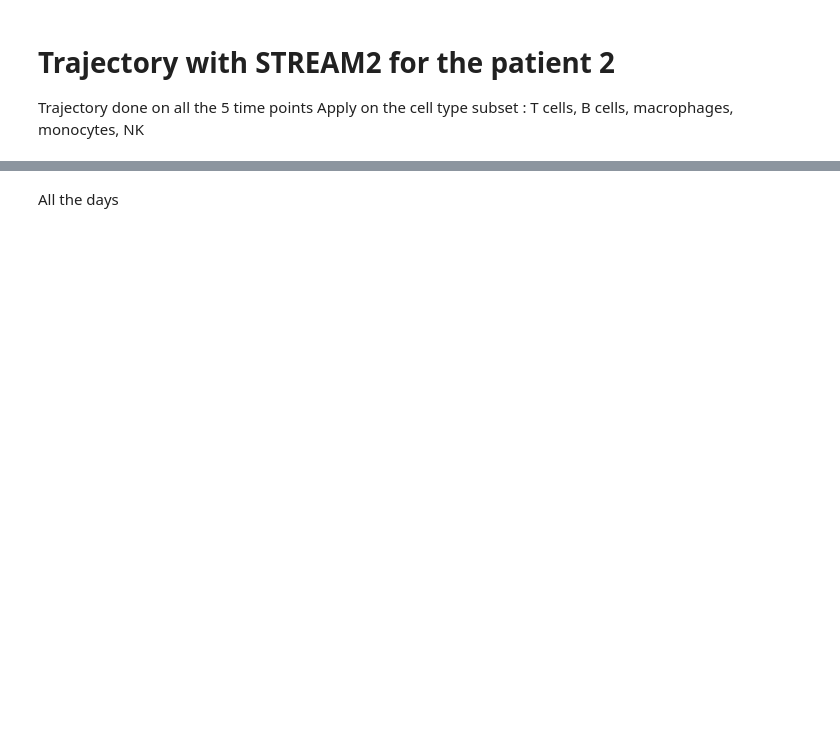
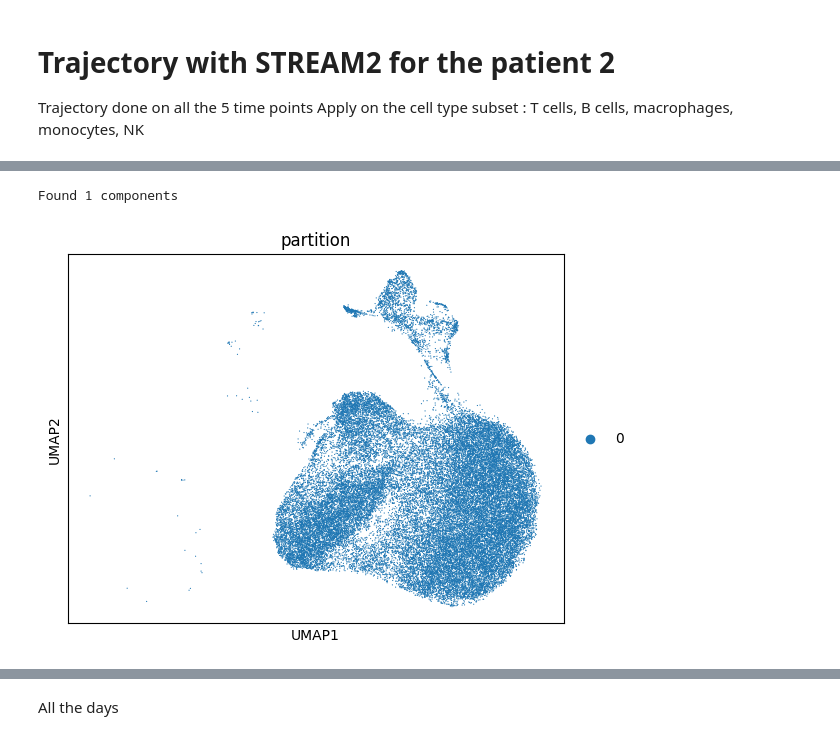
Before and after one commit to Augugustine/CITE-seq-analysis-CLL, a Jupyter notebook: 2-Analysis/Trajectory/STREAM2_patient2.ipynb, the cells around one changed output, grey strips where cells are left out. Drawn from its saved outputs; the diff is of its cells as text; code cells hidden in the pictures; blank space fills up the shorter version.

```diff
--- a/2-Analysis/Trajectory/STREAM2_patient2.ipynb
+++ b/2-Analysis/Trajectory/STREAM2_patient2.ipynb
@@ -18,8 +27,11 @@ sc.pl.umap(adata,color=['final_annot'])
 # %%
-sc.pp.neighbors(adata,use_rep='X_umap')
+sc.pp.neighbors(adata,use_rep='X_pca')
 sc.tl.leiden(adata)
 st2.tl.find_disconnected_components(adata,groups='leiden')
 sc.pl.umap(adata,color='partition')
+# %% [output]
+Found 1 components
+[figure, added]
 # %%
 # Many are small clusters which are not adequate for trajectory inference and can be filtered out
 # We keep components with more than 500 cells
```
Also changed, not shown: parts of 13 cells of this notebook, 1 other file.
